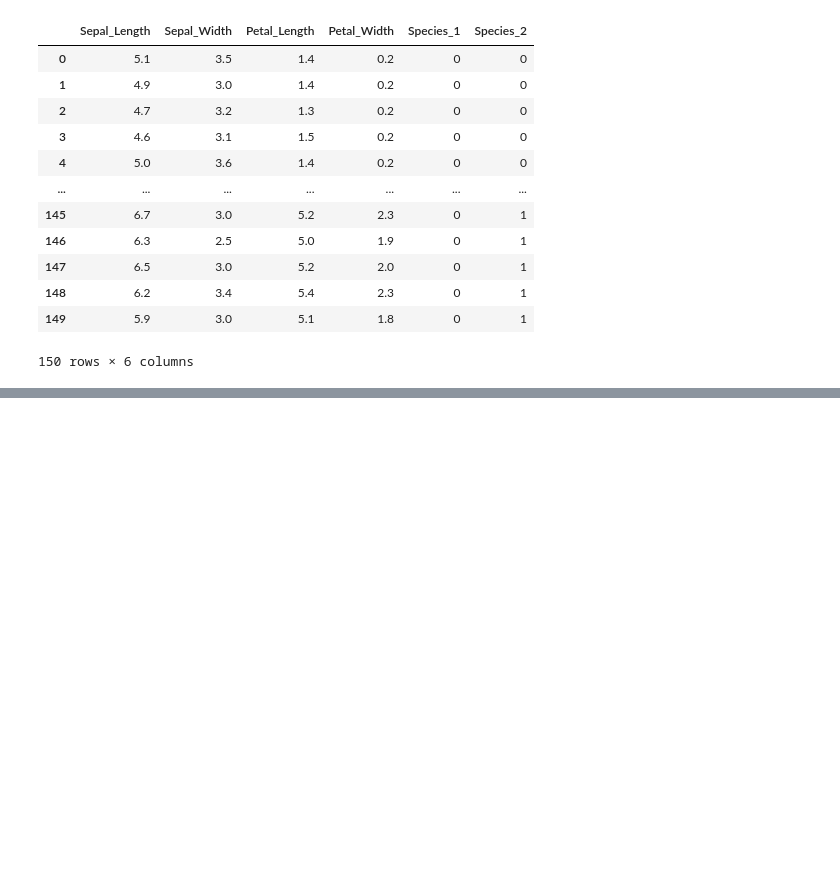
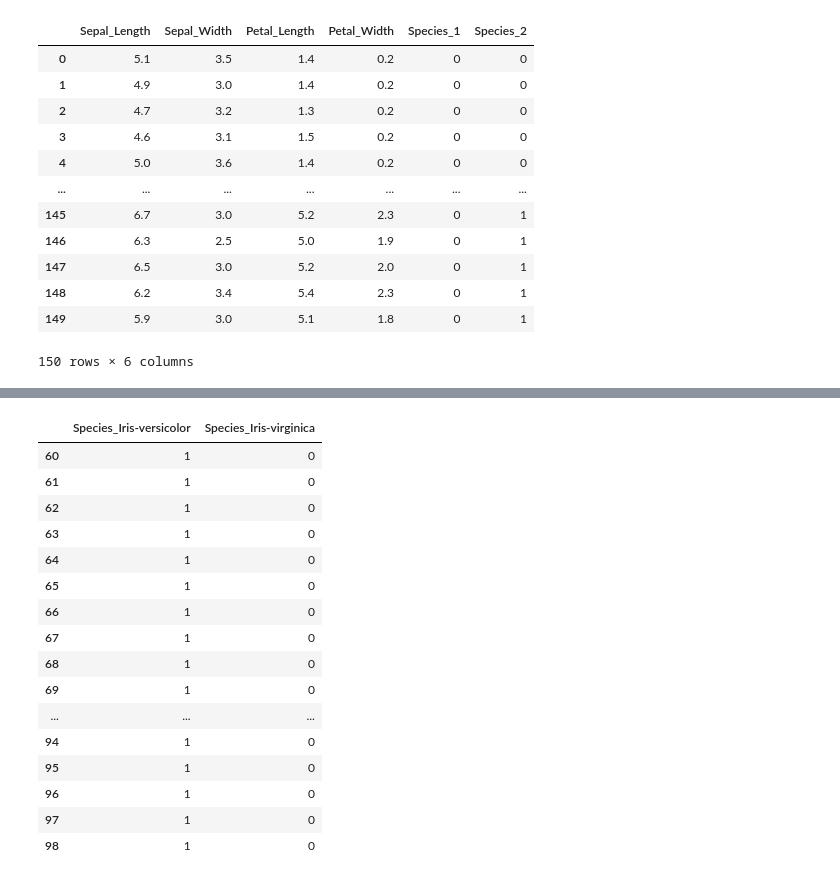
Before and after one commit to suryansh101gupta/DBSAL, a Jupyter notebook: 1Assignment.ipynb, the cells around one changed output, grey strips where cells are left out. Saved outputs shown, nothing was run; the diff lists cells and outputs as text; code cells hidden in the pictures; blank space fills up the shorter version.

```diff
--- a/1Assignment.ipynb
+++ b/1Assignment.ipynb
@@ -350,3 +424,6 @@ one_hot_df
 | 148 | 6.2 | 3.4 | 5.4 | 2.3 | 0 | 1 |
 | 149 | 5.9 | 3.0 | 5.1 | 1.8 | 0 | 1 |
 150 rows × 6 columns
+# %%
+df3 = pd.get_dummies(iris["Species"], prefix="Species", drop_first=True, dtype=int)
+df3
@@ -353,2 +444,23 @@ one_hot_df
+# %%
+# df3.iloc[60]
+df3.iloc[60:99]
+# %% [output]
+|  | Species_Iris-versicolor | Species_Iris-virginica |
+| 60 | 1 | 0 |
+| 61 | 1 | 0 |
+| 62 | 1 | 0 |
+| 63 | 1 | 0 |
+| 64 | 1 | 0 |
+| 65 | 1 | 0 |
+| 66 | 1 | 0 |
+| 67 | 1 | 0 |
+| 68 | 1 | 0 |
+| 69 | 1 | 0 |
+| ... | ... | ... |
+| 94 | 1 | 0 |
+| 95 | 1 | 0 |
+| 96 | 1 | 0 |
+| 97 | 1 | 0 |
+| 98 | 1 | 0 |
 # %%
 #Learn more about dummy encoding and all theory in general
```
Also changed, not shown: parts of 17 cells of this notebook.
